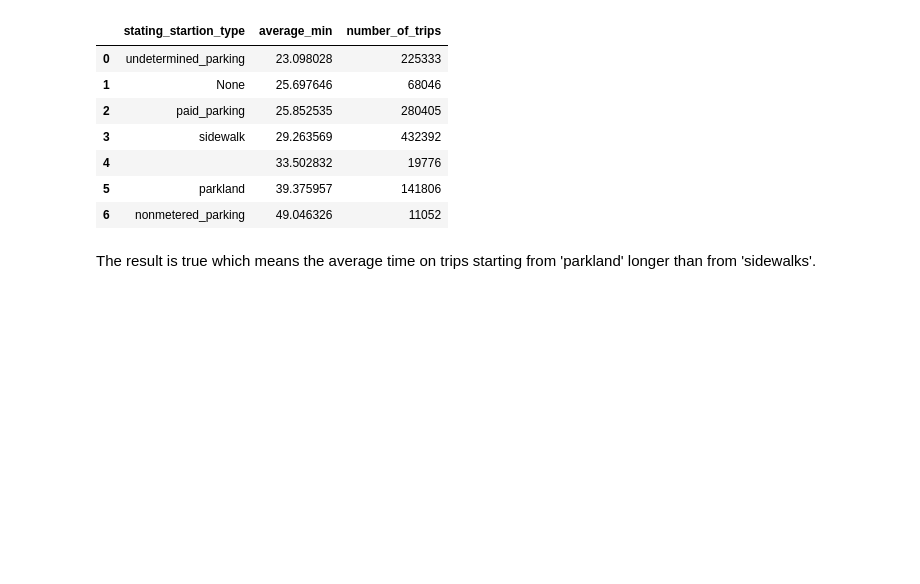
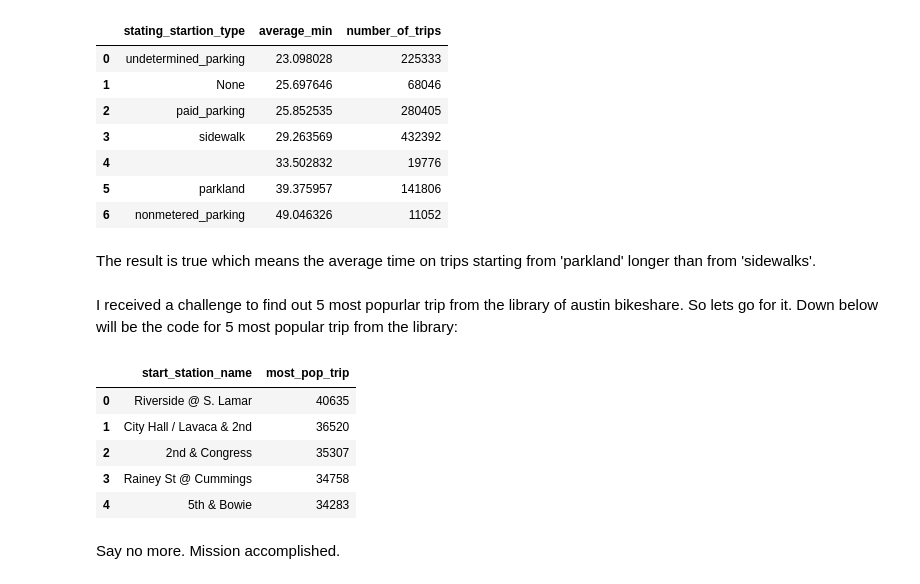
Before and after one commit to Saneesh122/Data-Processing-and-Visualization-, a Jupyter notebook: 03_SQL.ipynb, the cells around one changed output. Saved outputs shown, nothing was run; the diff lists cells and outputs as text; code cells hidden in the pictures; blank space fills up the shorter version.

```diff
--- a/03_SQL.ipynb
+++ b/03_SQL.ipynb
@@ -199,3 +199,27 @@ ORDER by average_min
 | 6 | nonmetered_parking | 49.046326 | 11052 |
 # %% [markdown]
 The result is true which means the average time on trips starting from 'parkland' longer than from 'sidewalks'.
+# %% [markdown]
+I received a challenge to find out 5 most popurlar trip from the library of austin bikeshare. So lets go for it. Down below will be the code for 5 most popular trip from the library:
+# %%
+%%bigquery --project projectfordatavisualization
+SELECT start_station_name, COUNT(*) as most_pop_trip
+FROM `bigquery-public-data.austin_bikeshare.bikeshare_trips`
+GROUP BY start_station_name
+HAVING most_pop_trip!= (SELECT MAX(most_pop_trip)as max_trip
+FROM (
+SELECT COUNT(*) as most_pop_trip, start_station_name
+FROM `bigquery-public-data.austin_bikeshare.bikeshare_trips`
+GROUP BY start_station_name
+))
+ORDER BY most_pop_trip DESC
+Limit 5
+# %% [output]
+|  | start_station_name | most_pop_trip |
+| 0 | Riverside @ S. Lamar | 40635 |
+| 1 | City Hall / Lavaca & 2nd | 36520 |
+| 2 | 2nd & Congress | 35307 |
+| 3 | Rainey St @ Cummings | 34758 |
+| 4 | 5th & Bowie | 34283 |
+# %% [markdown]
+Say no more. Mission accomplished.
```
